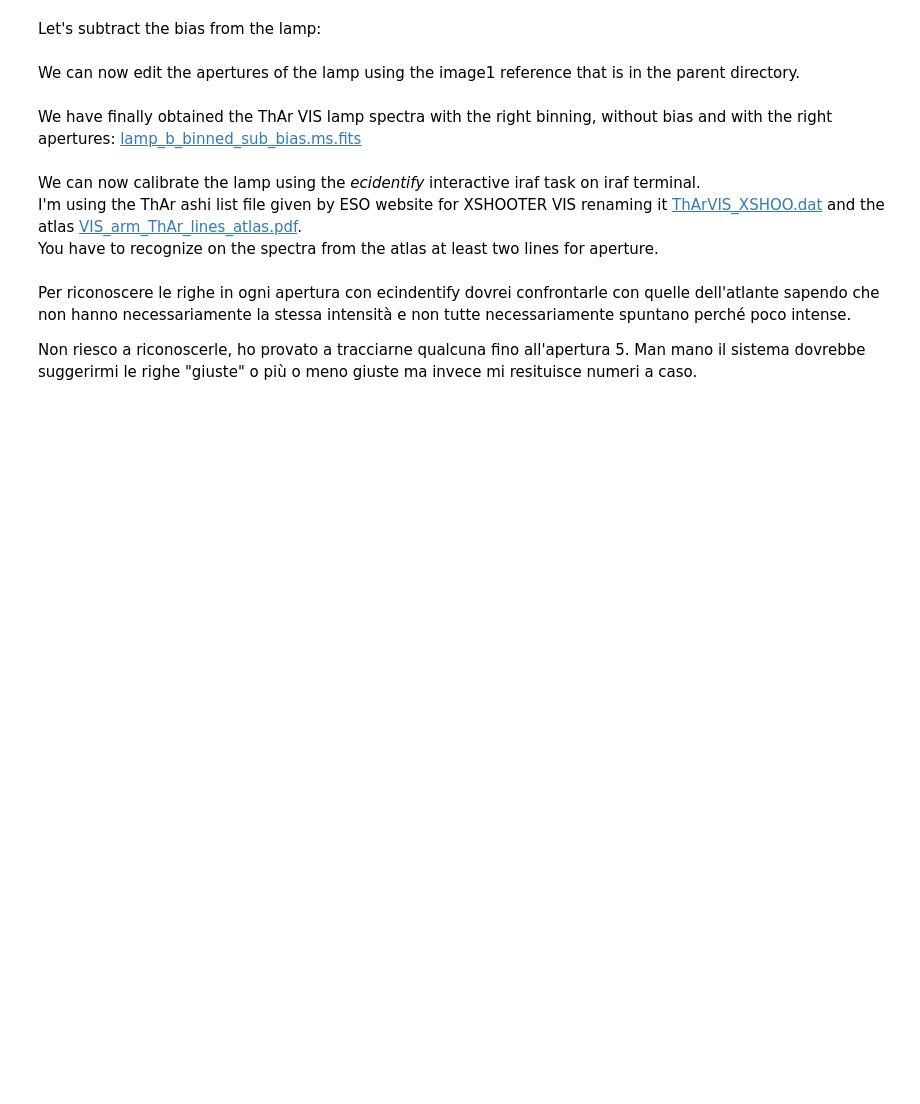
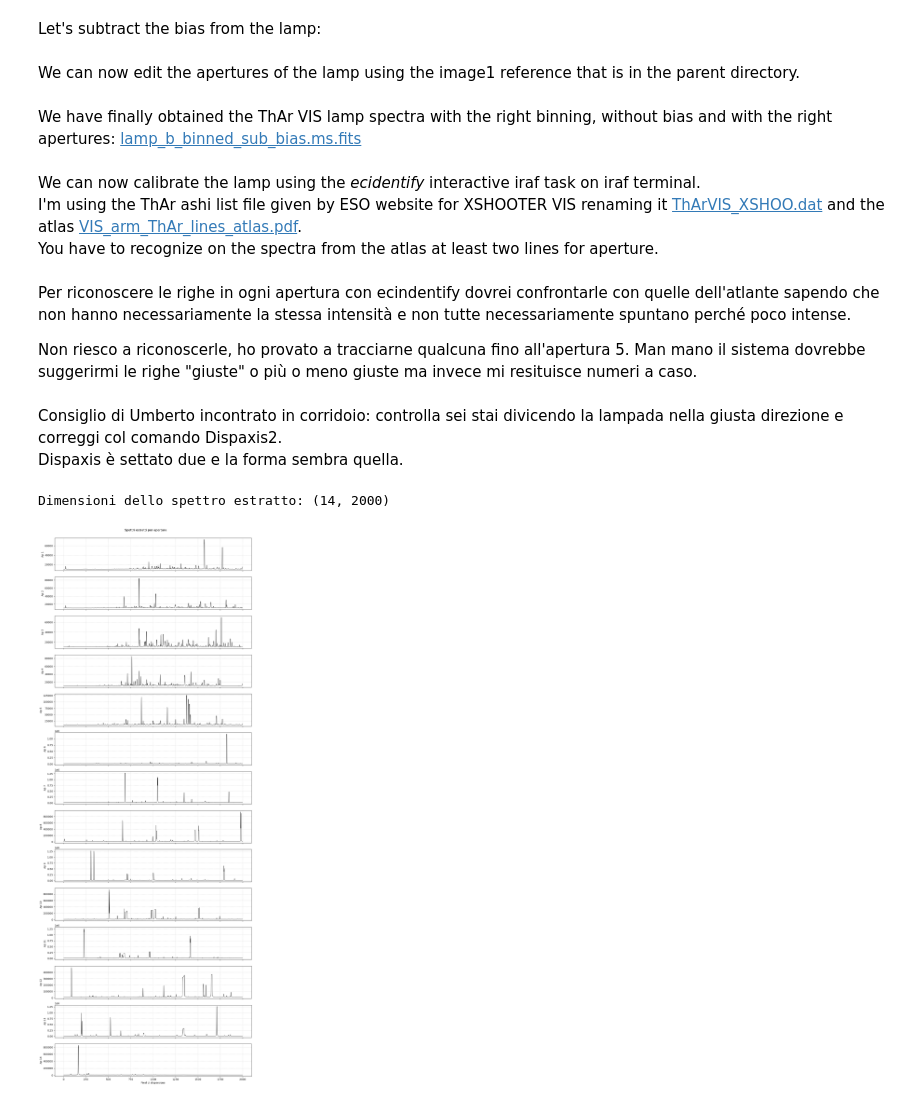
Before and after one commit to MarStina2001/SN2024gy, a Jupyter notebook: lamp/lamp.ipynb, the cells around one changed output. Saved outputs shown, nothing was run; the diff lists cells and outputs as text; code cells hidden in the pictures; blank space fills up the shorter version.

```diff
--- a/lamp/lamp.ipynb
+++ b/lamp/lamp.ipynb
@@ -230,3 +230,35 @@ You have to recognize on the spectra from the atlas at least two lines for apert
 Per riconoscere le righe in ogni apertura con ecindentify dovrei confrontarle con quelle dell'atlante sapendo che non hanno necessariamente la stessa intensità e non tutte necessariamente spuntano perché poco intense.
 
 Non riesco a riconoscerle, ho provato a tracciarne qualcuna fino all'apertura 5. Man mano il sistema dovrebbe suggerirmi le righe "giuste" o più o meno giuste ma invece mi resituisce numeri a caso.
+# %% [markdown]
+Consiglio di Umberto incontrato in corridoio: controlla sei stai divicendo la lampada nella giusta direzione e correggi col comando Dispaxis2.\
+Dispaxis è settato due e la forma sembra quella.
+# %%
+from astropy.io import fits
+import matplotlib.pyplot as plt
+
+with fits.open('lamp_b_binned_sub_bias.ms.fits') as hdul:
+    data = hdul[0].data
+    print("Dimensioni dello spettro estratto:", data.shape)
+
+    n_aperture = data.shape[0]
+
+    fig, axes = plt.subplots(n_aperture, 1, figsize=(12, 2.2 * n_aperture), sharex=True)
+
+    # Gestione del caso limite con 1 sola apertura
+    if n_aperture == 1:
+        axes = [axes]
+
+    for i, ax in enumerate(axes):
+        spec = data[i].flatten()
+        ax.plot(spec, color='black', lw=0.8)
+        ax.set_ylabel(f"Ap {i + 1}")
+        ax.grid(True, linestyle='--', alpha=0.5)
+
+    axes[-1].set_xlabel("Pixel di dispersione")
+    fig.suptitle("Spettri estratti per apertura", y=1.002)
+    plt.tight_layout()
+    plt.show()
+# %% [output]
+Dimensioni dello spettro estratto: (14, 2000)
+[figure, added]
```
